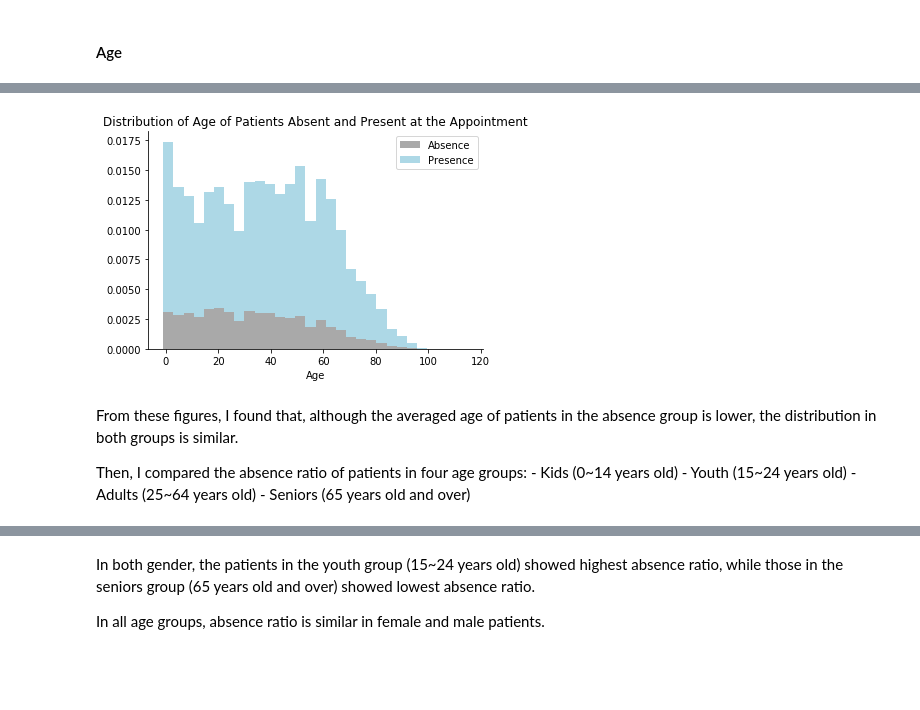
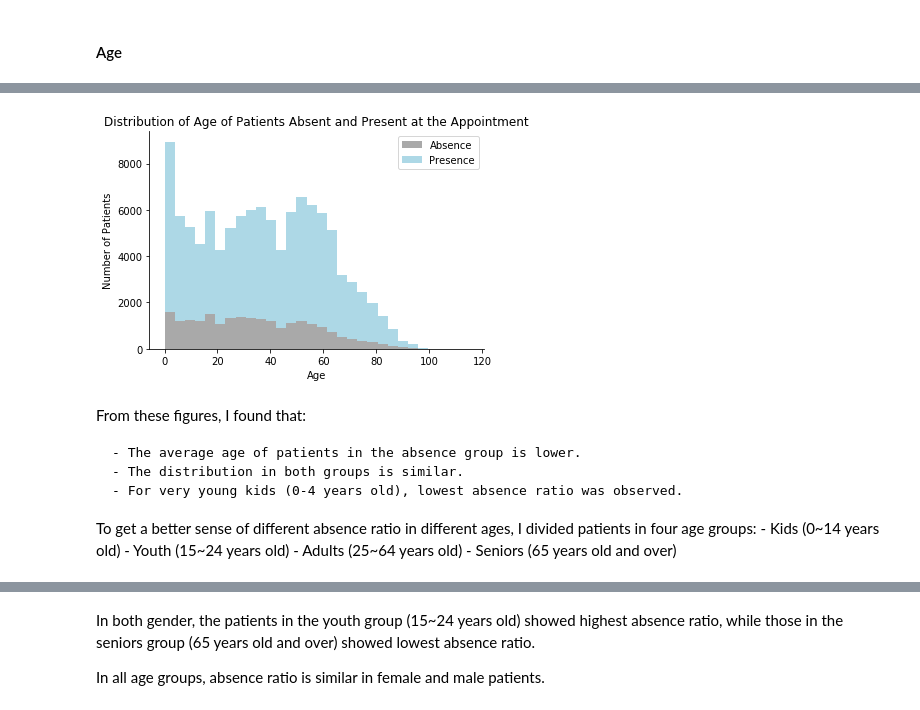
Before and after one commit to BaiyanRen/Appointment-prediction, a Jupyter notebook: Data Analysis on Medical Appointment No Shows.ipynb, the cells around one changed output, grey strips where cells are left out. Drawn from its saved outputs; the diff is of its cells as text; code cells hidden in the pictures; blank space fills up the shorter version.

```diff
--- a/Data Analysis on Medical Appointment No Shows.ipynb
+++ b/Data Analysis on Medical Appointment No Shows.ipynb
@@ -254,16 +276,21 @@ Name: Age, dtype: float64
 # %%
 fig, ax = plt.subplots()
-plt.hist([df_absence['Age'], df_presence['Age']], bins=30, label=['Absence', 'Presence'], color = ['darkgrey', 'lightblue'], stacked=True, density=True)
+plt.hist([df_absence['Age'], df_presence['Age']], bins=30, label=['Absence', 'Presence'], color = ['darkgrey', 'lightblue'], stacked=True)
 plt.title('Distribution of Age of Patients Absent and Present at the Appointment')
+plt.ylabel('Number of Patients')
 plt.xlabel('Age')
 plt.legend()
 sns.despine();
 # %% [output]
-[figure, old version]
+[figure, new version]
 # %% [markdown]
-From these figures, I found that, although the averaged age of patients in the absence group is lower, the distribution in both groups is similar.
+From these figures, I found that:
 
-Then, I compared the absence ratio of patients in four age groups:
+    - The average age of patients in the absence group is lower.
+    - The distribution in both groups is similar.
+    - For very young kids (0-4 years old), lowest absence ratio was observed.
+
+To get a better sense of different absence ratio in different ages, I divided patients in four age groups:
     - Kids (0~14 years old)
     - Youth (15~24 years old)
     - Adults (25~64 years old)
```
Also changed, not shown: parts of 28 cells of this notebook.
